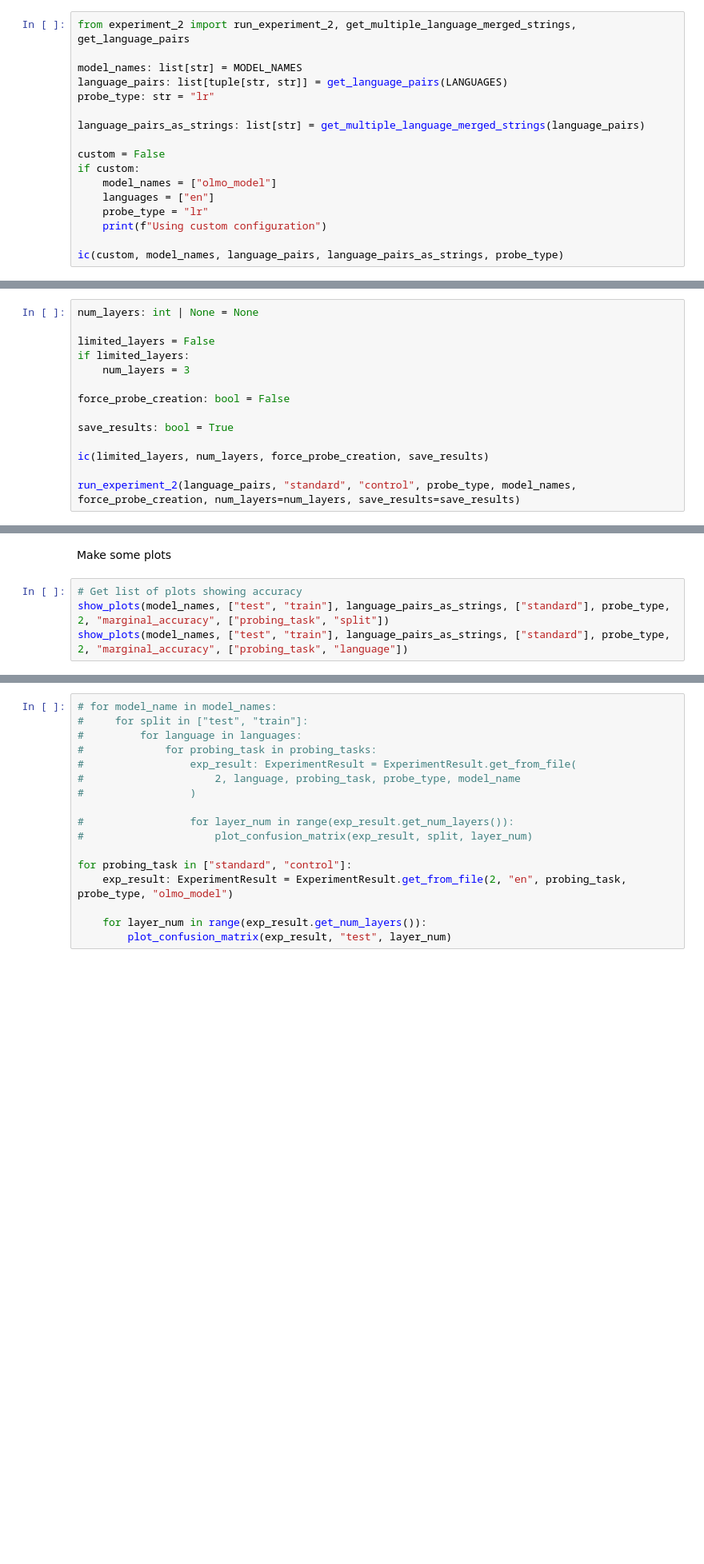
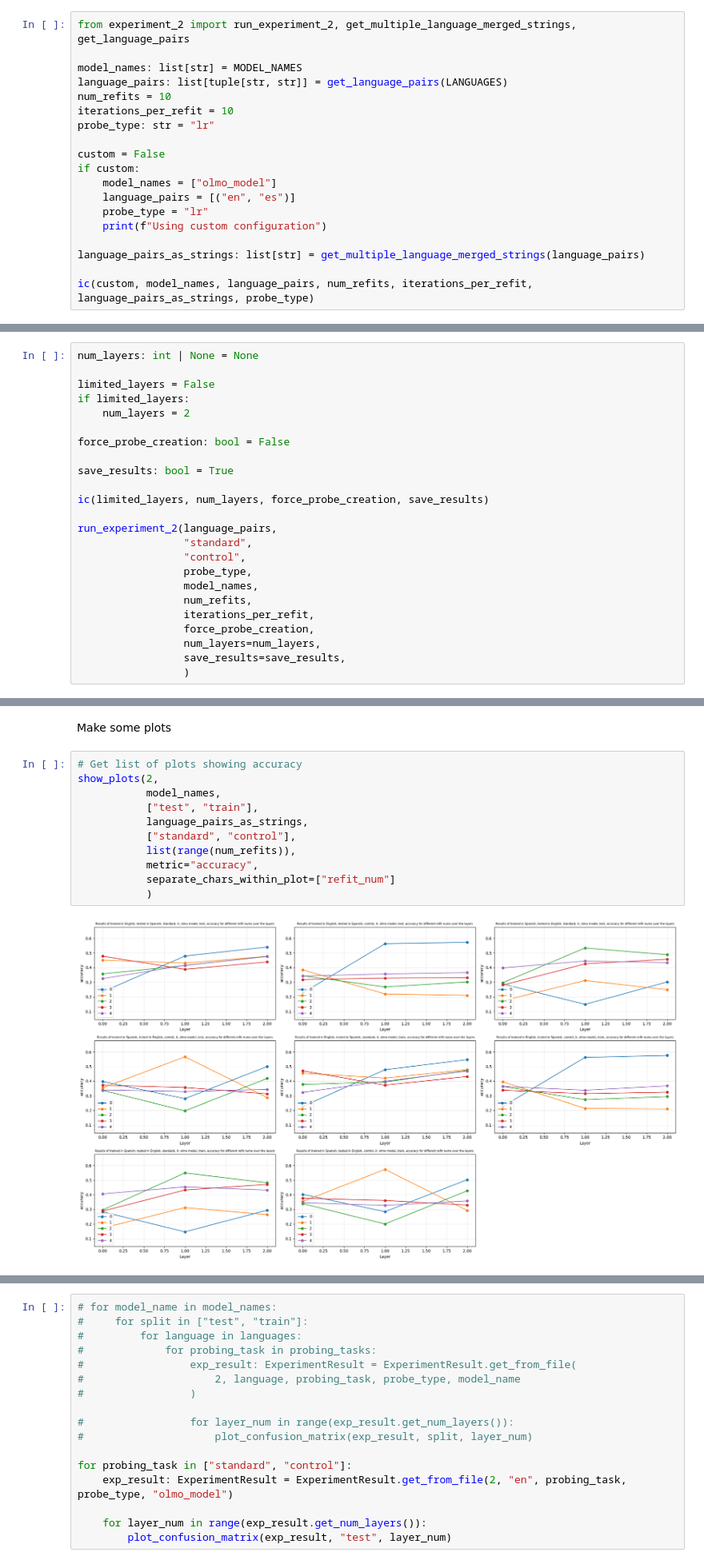
Before and after one commit to Zawezu/probing_nli, a Jupyter notebook: experiments_manager.ipynb, the cells around one changed output, grey strips where cells are left out. Shown at 80% size. Cells and saved outputs as stored; diff of their text form; blank space fills up the shorter version.

Commit message:
Hyperparameter tuning finished. Refitting code for E2

```diff
--- a/experiments_manager.ipynb
+++ b/experiments_manager.ipynb
@@ -155,15 +190,17 @@ from experiment_2 import run_experiment_2, get_multiple_language_merged_strings,
 
 model_names: list[str] = MODEL_NAMES
 language_pairs: list[tuple[str, str]] = get_language_pairs(LANGUAGES)
+num_refits = 10
+iterations_per_refit = 10
 probe_type: str = "lr"
-
-language_pairs_as_strings: list[str] = get_multiple_language_merged_strings(language_pairs)
 
 custom = False
 if custom:
     model_names = ["olmo_model"]
-    languages = ["en"]
+    language_pairs = [("en", "es")]
     probe_type = "lr"
     print(f"Using custom configuration")
 
-ic(custom, model_names, language_pairs, language_pairs_as_strings, probe_type)
+language_pairs_as_strings: list[str] = get_multiple_language_merged_strings(language_pairs)
+
+ic(custom, model_names, language_pairs, num_refits, iterations_per_refit, language_pairs_as_strings, probe_type)
@@ -174,7 +226,7 @@ num_layers: int | None = None
 
 limited_layers = False
 if limited_layers:
-    num_layers = 3
+    num_layers = 2
 
 force_probe_creation: bool = False
 
@@ -182,4 +234,14 @@ save_results: bool = True
 
 ic(limited_layers, num_layers, force_probe_creation, save_results)
 
-run_experiment_2(language_pairs, "standard", "control", probe_type, model_names, force_probe_creation, num_layers=num_layers, save_results=save_results)
+run_experiment_2(language_pairs,
+                 "standard",
+                 "control",
+                 probe_type,
+                 model_names,
+                 num_refits,
+                 iterations_per_refit,
+                 force_probe_creation,
+                 num_layers=num_layers,
+                 save_results=save_results,
+                 )
@@ -187,5 +288,14 @@ run_experiment_2(language_pairs, "standard", "control", probe_type, model_names,
 Make some plots
 # %%
 # Get list of plots showing accuracy
-show_plots(model_names, ["test", "train"], language_pairs_as_strings, ["standard"], probe_type, 2, "marginal_accuracy", ["probing_task", "split"])
-show_plots(model_names, ["test", "train"], language_pairs_as_strings, ["standard"], probe_type, 2, "marginal_accuracy", ["probing_task", "language"])
+show_plots(2,
+           model_names,
+           ["test", "train"],
+           language_pairs_as_strings,
+           ["standard", "control"],
+           list(range(num_refits)),
+           metric="accuracy",
+           separate_chars_within_plot=["refit_num"]
+           )
+# %% [output]
+[figure, added]
```
Also changed, not shown: parts of 11 cells of this notebook, 5 other files.
